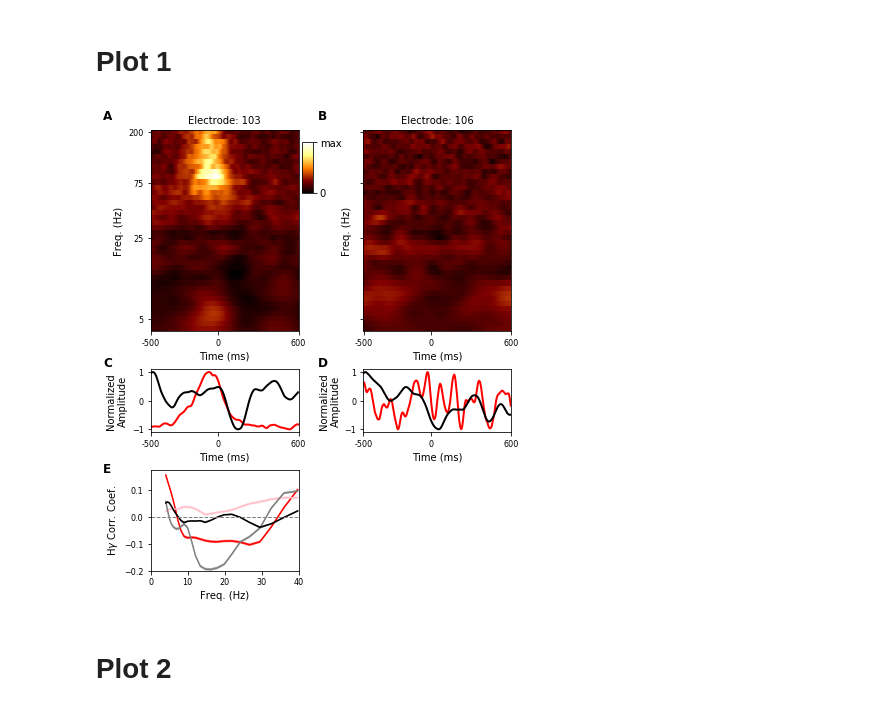
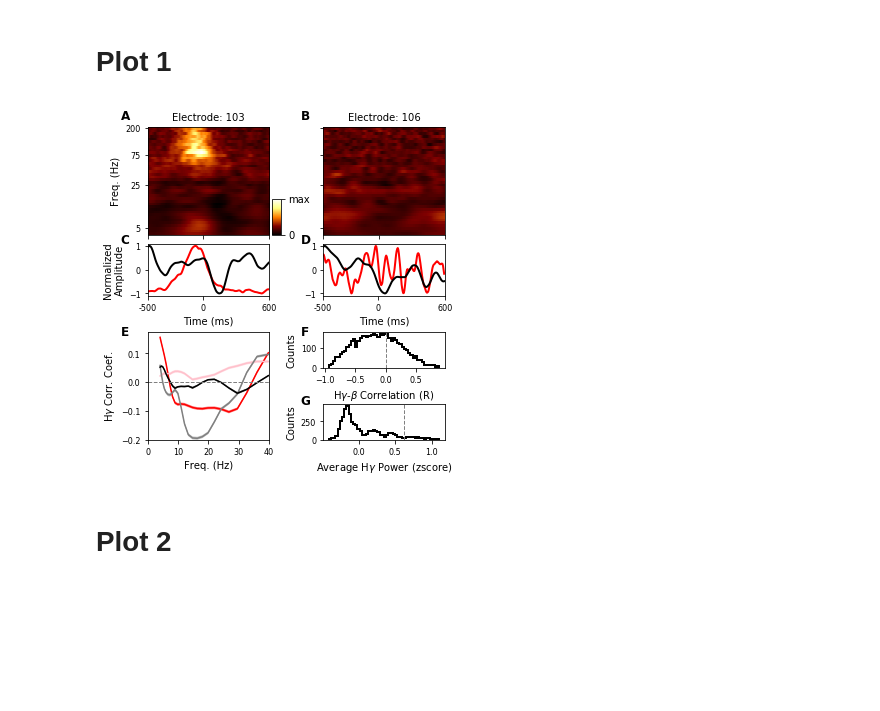
Before and after one commit to BouchardLab/cv_paper_plots, a Jupyter notebook: xfreq/xfreq_plots.ipynb, the cells around one changed output. Cells and saved outputs as stored; diff of their text form; code cells hidden in the pictures; blank space fills up the shorter version.

```diff
--- a/xfreq/xfreq_plots.ipynb
+++ b/xfreq/xfreq_plots.ipynb
@@ -62,20 +62,20 @@ gp33
 # Plot 1
 # %%
 plt.close()
-f = plt.figure(figsize=(6, 7))
+f = plt.figure(figsize=(5, 5))
 
-l_edge = .115
+l_edge = .125
 t_edge = .05
 r_edge = .05
-b_edge = .075
+b_edge = .08
 
 h_gap = .15
 
-v1_gap = .075
-v2_gap = .075
+v1_gap = .025
+v2_gap = .1
 
-r1_height = .4
-r3_height = .2
+r1_height = .3
+r3_height = .3
 r2_height = 1. - t_edge - r1_height - v1_gap - v2_gap - r3_height - b_edge
 
 width = (1. - l_edge - r_edge - h_gap) / 2.
@@ -85,7 +85,7 @@ c1_x = l_edge + width + h_gap
 r1_y = v1_gap + r2_height + v2_gap + r3_height + b_edge
 ax0 = f.add_axes([l_edge, r1_y, width, r1_height])
 ax1 = f.add_axes([c1_x, r1_y, width, r1_height])
-cax = f.add_axes([c1_x - .95 * h_gap, 1.5 * r1_y, .025, .1])
+cax = f.add_axes([c1_x - .95 * h_gap, 1. * r1_y, .025, .1])
 
 r2_y =v2_gap + r3_height + b_edge
 ax2 = f.add_axes([l_edge, r2_y, width, r2_height])
@@ -93,45 +93,55 @@ ax3 = f.add_axes([c1_x, r2_y, width, r2_height])
 
 r3_y = b_edge
 ax4 = f.add_axes([l_edge, r3_y, width, r3_height])
-#ax5 = f.add_axes([c1_x, r3_y, width, r3_height])
+r3_half_height = (r3_height - v2_gap) / 2
+ax5 = f.add_axes([c1_x, r3_y + r3_half_height + v2_gap, width, r3_half_height])
+ax6 = f.add_axes([c1_x, r3_y, width, r3_half_height])
 # %%
 reload(xfreq_analysis)
 subject = 'ec2'
 cv = 'gaa'
 ch = 103
 im = xfreq_analysis.plot_power(subject, ch, cv, [ax0, ax2], vmin=-0.725590412048, vmax=2.90856576009)
 
 c = f.colorbar(im, cax=cax)
 c.set_ticks([-0.725590412048, 2.90856576009])
 c.set_ticklabels([0, 'max'])
 
 ch = 106
 xfreq_analysis.plot_power(subject, ch, cv, [ax1, ax3], vmin=-0.725590412048, vmax=2.90856576009)
+ax0.set_xticklabels([])
+ax1.set_xticklabels([])
 ax1.set_yticklabels([])
+ax1.set_ylabel('')
+ax3.set_ylabel('')
 
 xfreq_analysis.plot_correlations(subjects, ax4, kind='freq')
 
-#xfreq_analysis.plot_time_correlations(subjects, ax5)
+xfreq_analysis.plot_correlation_histogram(subject, ax5)
+
+xfreq_analysis.plot_power_histogram(subject, ax6)
 
 
-x0 = .005
+x0 = .05
 y0 = .97
-x1 = .502
-y1 = .48
-y2 = .27
+x1 = .55
+y1 = .625
+y2 = .37
+y3 = .18
 
 f.text(x0, y0, 'A', **letter_fontstyle)
 f.text(x1, y0, 'B', **letter_fontstyle)
 f.text(x0, y1, 'C', **letter_fontstyle)
 f.text(x1, y1, 'D', **letter_fontstyle)
 f.text(x0, y2, 'E', **letter_fontstyle)
-#f.text(x1, y2, 'F', **letter_fontstyle)
+f.text(x1, y2, 'F', **letter_fontstyle)
+f.text(x1, y3, 'G', **letter_fontstyle)
 
 plt.savefig('/home/jesse/Downloads/xfreq1.pdf')
 
 plt.show()
 # %% [output]
-[figure, old version]
+[figure, new version]
 # %% [markdown]
 # Plot 2
 # %%
```
Also changed, not shown: parts of 4 cells of this notebook, 7 other files.
